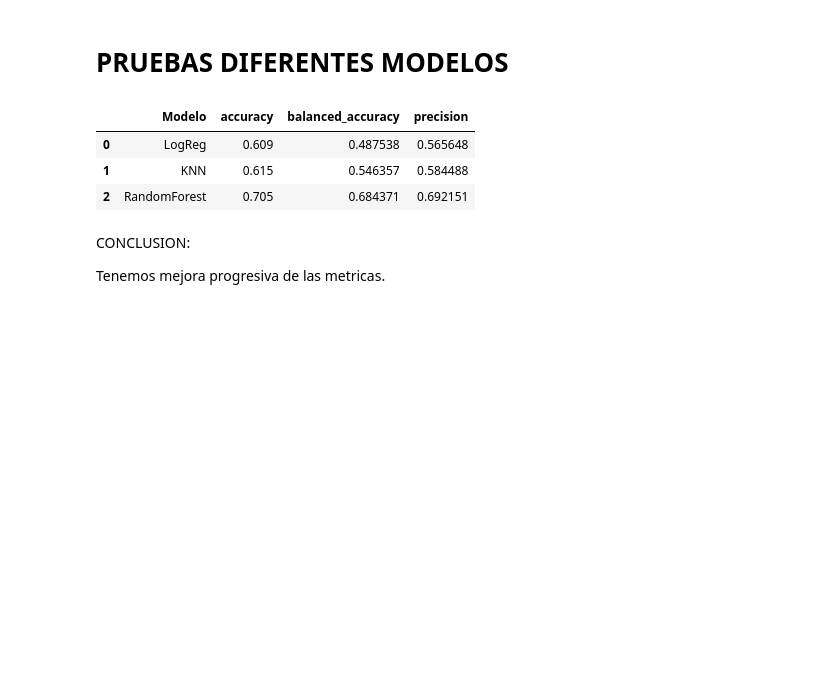
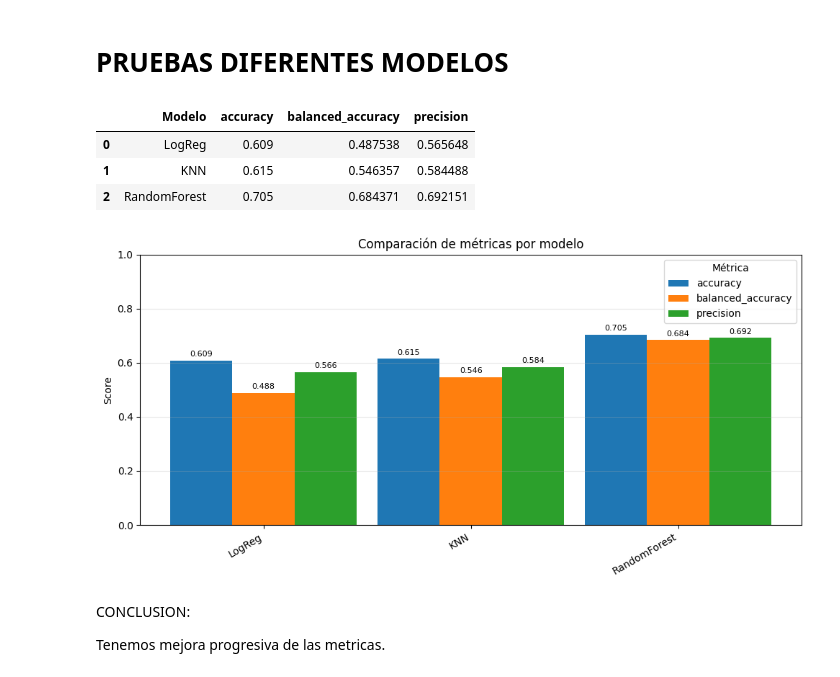
Before and after one commit to MarcoCasSir/LaboratorioDataScience, a Jupyter notebook: act4/diamonds_marco_casati.ipynb, the cells around one changed output. Cells and saved outputs as stored; diff of their text form; code cells hidden in the pictures; blank space fills up the shorter version.

```diff
--- a/act4/diamonds_marco_casati.ipynb
+++ b/act4/diamonds_marco_casati.ipynb
@@ -1541,6 +1541,37 @@ tabla_resumen
 | 0 | LogReg | 0.609 | 0.487538 | 0.565648 |
 | 1 | KNN | 0.615 | 0.546357 | 0.584488 |
 | 2 | RandomForest | 0.705 | 0.684371 | 0.692151 |
+# %%
+metrics = ['accuracy', 'balanced_accuracy', 'precision']  # columnas del data frame
+labels = tabla_resumen['Modelo'].astype(str).tolist()     # nombres de los modelos
+x = np.arange(len(labels))                                # posicion en el grafico
+width = 0.30                                              # anchura barra
+
+# grafico ( figura)  y ejes ( ax)
+fig, ax = plt.subplots(figsize=(10, 5))
+for i, m in enumerate(metrics):
+    vals = tabla_resumen[m].values                        # valor de la metrica por cada modelo
+    ax.bar(x + (i - (len(metrics)-1)/2)*width, vals, width, label=m)  # centra las barras alrededor de x
+
+ax.set_xticks(x)
+ax.set_xticklabels(labels, rotation=30, ha='right')
+ax.set_ylabel('Score')
+ax.set_title('Comparación de métricas por modelo')
+ax.set_ylim(0, 1)
+ax.legend(title='Métrica')
+ax.grid(axis='y', alpha=0.3)
+
+# Anotar valores encima de las barras
+for i in range(len(labels)):
+    for j, m in enumerate(metrics):
+        v = tabla_resumen.loc[i, m]
+        xpos = x[i] + (j - (len(metrics)-1)/2)*width
+        ax.text(xpos, v + 0.01, f'{v:.3f}', ha='center', va='bottom', fontsize=8)
+
+plt.tight_layout()
+plt.show()
+# %% [output]
+[figure, added]
 # %% [markdown]
 CONCLUSION:
 
```
Also changed, not shown: parts of 27 cells of this notebook.
